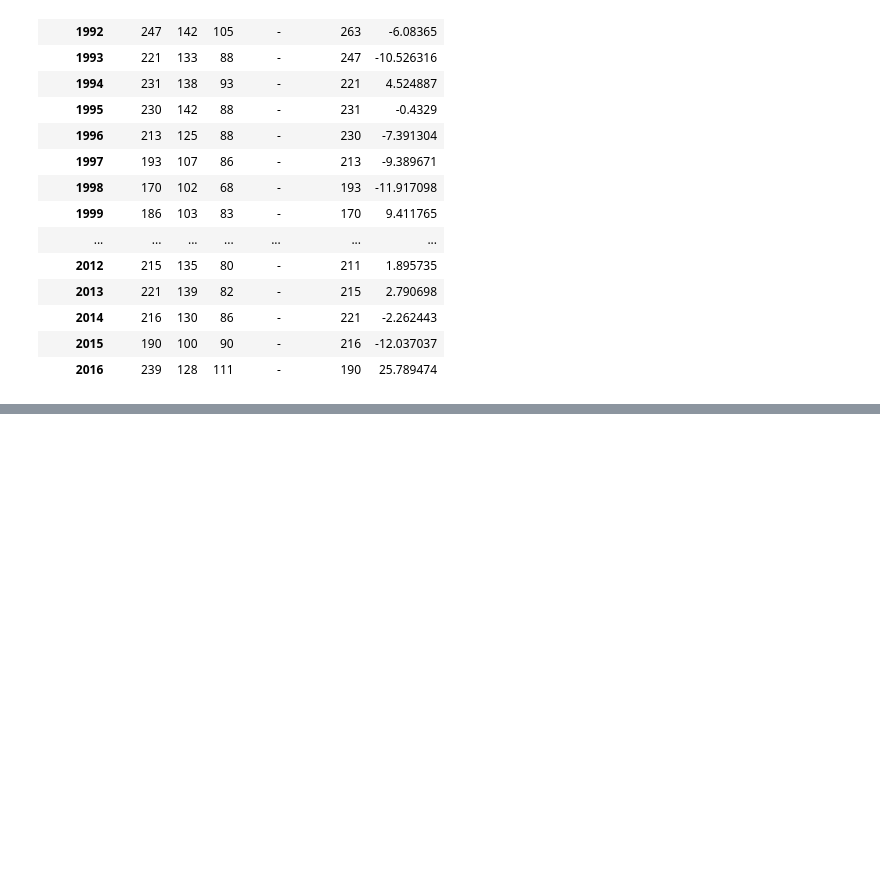
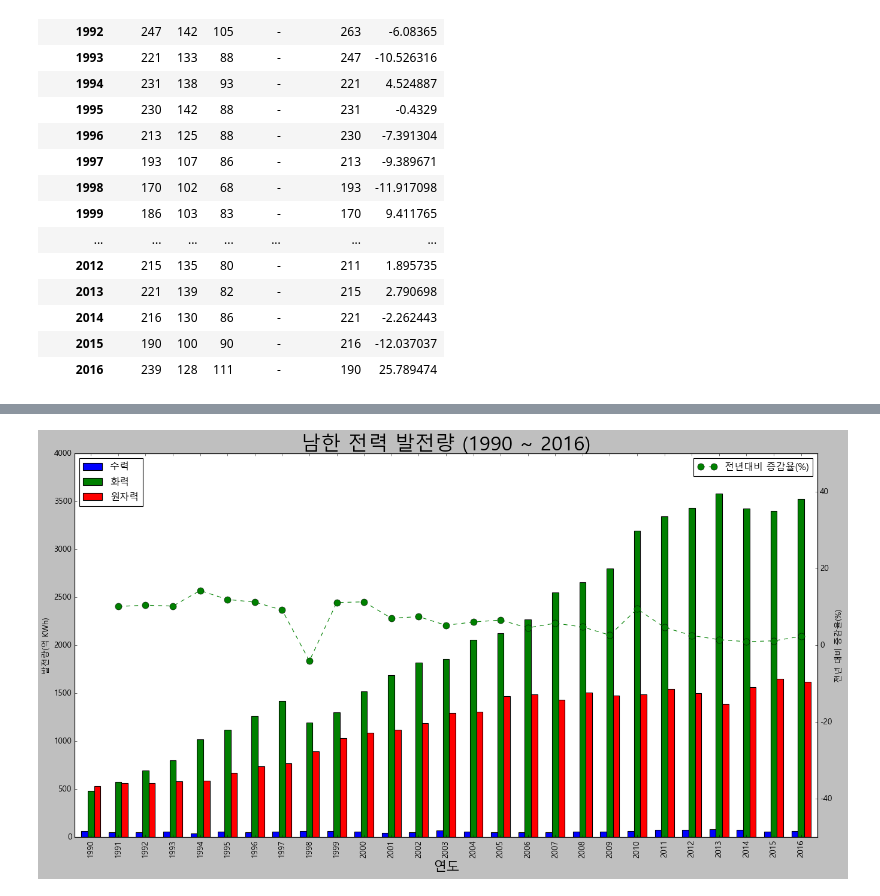
Before and after one commit to kmsclass/ems, a Jupyter notebook: 20240708.ipynb, the cells around one changed output, grey strips where cells are left out. Saved outputs shown, nothing was run; the diff lists cells and outputs as text; code cells hidden in the pictures; blank space fills up the shorter version.

```diff
--- a/20240708.ipynb
+++ b/20240708.ipynb
@@ -368,0 +460,6 @@ ndf
+# %%
+#남한전력량.png 이미지 생성하기
+# 원자력 추가하기
+df = pd.read_excel('data/남북한발전전력량.xlsx')
+sdf = df.loc[0:4]
+sdf  #남한데이터 저장
@@ -368,0 +474,5 @@ ndf
+# %%
+sdf.drop('전력량 (억㎾h)', axis='columns', inplace=True)
+sdf.set_index('발전 전력별', inplace=True)
+sdf = sdf.T #전치행렬. 컬럼:합계,수력..., 인덱스:1990~2016
+sdf
@@ -368,0 +501,5 @@ ndf
+# %%
+sdf = sdf.rename(columns={'합계':'총발전량'})
+sdf['전년도발전량'] = sdf['총발전량'].shift(1)
+sdf['증감율']=((sdf['총발전량'] / sdf['전년도발전량']) - 1) * 100
+sdf
@@ -368,0 +541,18 @@ ndf
+# %%
+ax1 = sdf[['수력','화력','원자력']].plot(kind='bar', \
+             figsize=(20, 10),  width=0.7, stacked=False)
+ax2 = ax1.twinx()
+ax2.plot(sdf.index, sdf.증감율, ls='--', marker='o', markersize=10,
+        color='green', label='전년대비 증감율(%)')
+ax1.set_ylim(0, 4000)
+ax2.set_ylim(-50, 50)
+ax1.set_xlabel('연도', size=20)
+ax1.set_ylabel('발전량(억 KWh)')
+ax2.set_ylabel('전년 대비 증감율(%)')
+plt.title('남한 전력 발전량 (1990 ~ 2016)', size=30)
+ax1.legend(loc='upper left')
+ax2.legend(loc='upper right')
+plt.savefig("남한전력량.png",dpi=400,bbox_inches="tight")
+plt.show()
+# %% [output]
+[figure, added]
```
Also changed, not shown: parts of 52 cells of this notebook.
